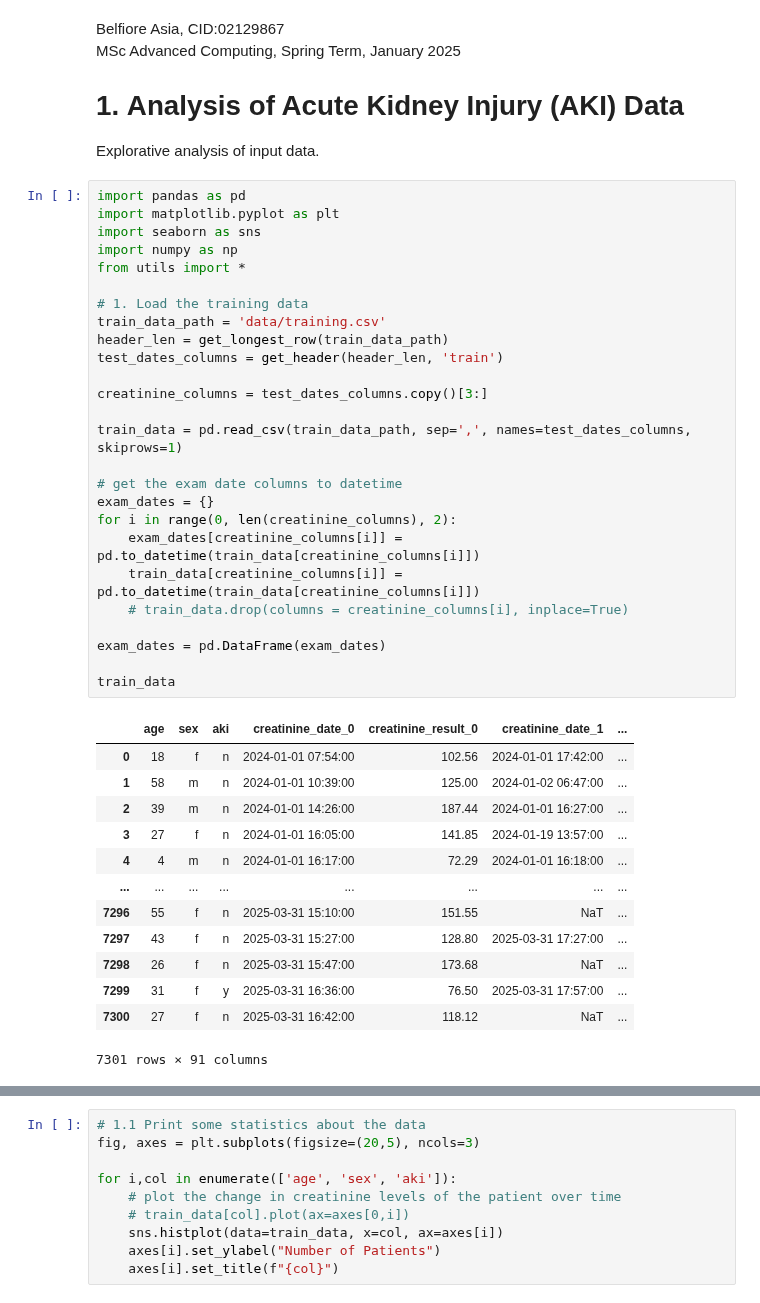
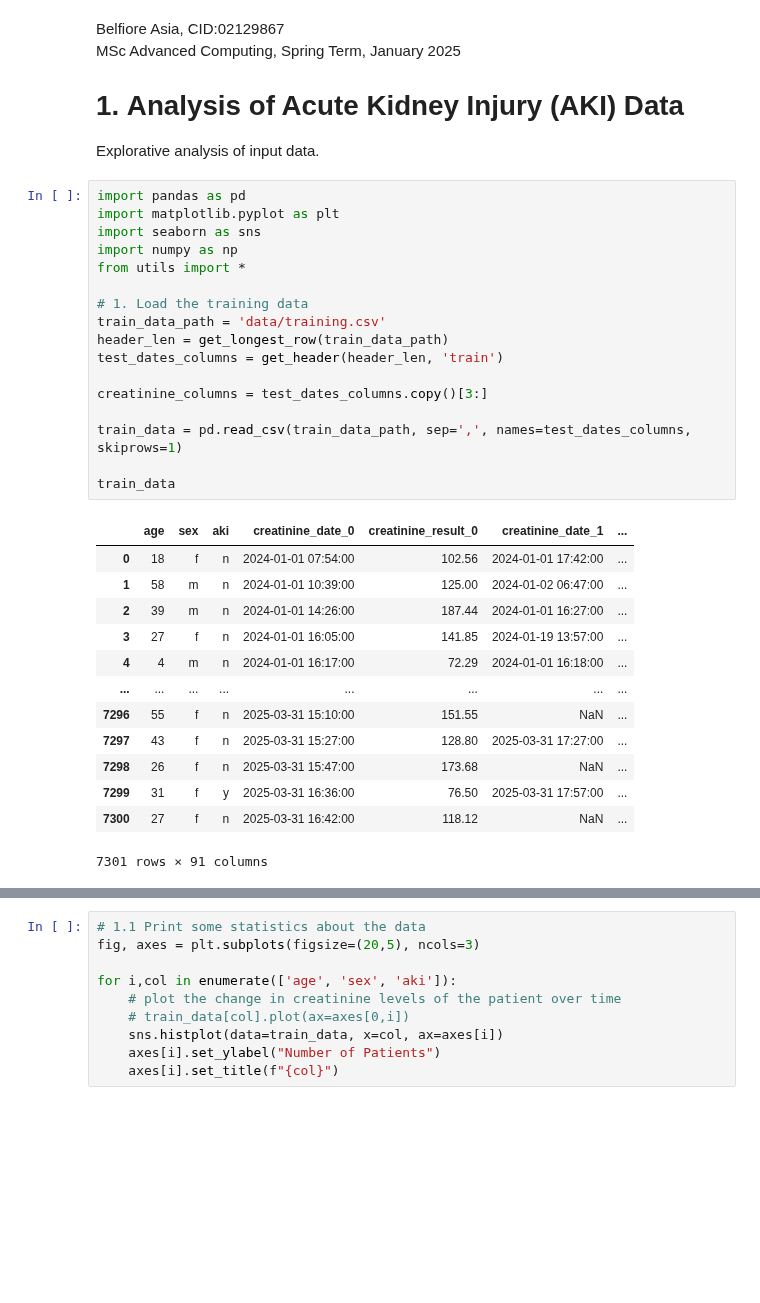
Before and after one commit to belfioreasia/aki-predictor, a Jupyter notebook: data_analysis.ipynb, the cells around one changed output, grey strips where cells are left out. Drawn from its saved outputs; the diff is of its cells as text; blank space fills up the shorter version.

```diff
--- a/data_analysis.ipynb
+++ b/data_analysis.ipynb
@@ -7,40 +7,31 @@ Explorative analysis of input data.
 # %%
 import pandas as pd
 import matplotlib.pyplot as plt
 import seaborn as sns
 import numpy as np
 from utils import *
 
 # 1. Load the training data
 train_data_path = 'data/training.csv'
 header_len = get_longest_row(train_data_path)
 test_dates_columns = get_header(header_len, 'train')
 
 creatinine_columns = test_dates_columns.copy()[3:]
 
 train_data = pd.read_csv(train_data_path, sep=',', names=test_dates_columns, skiprows=1)
 
-# get the exam date columns to datetime
-exam_dates = {}
-for i in range(0, len(creatinine_columns), 2):
-    exam_dates[creatinine_columns[i]] = pd.to_datetime(train_data[creatinine_columns[i]])
-    train_data[creatinine_columns[i]] = pd.to_datetime(train_data[creatinine_columns[i]])
-    # train_data.drop(columns = creatinine_columns[i], inplace=True)
-
-exam_dates = pd.DataFrame(exam_dates)
-
 train_data
 # %% [output]
 |  | age | sex | aki | creatinine_date_0 | creatinine_result_0 | creatinine_date_1 | ... |
 | 0 | 18 | f | n | 2024-01-01 07:54:00 | 102.56 | 2024-01-01 17:42:00 | ... |
 | 1 | 58 | m | n | 2024-01-01 10:39:00 | 125.00 | 2024-01-02 06:47:00 | ... |
 | 2 | 39 | m | n | 2024-01-01 14:26:00 | 187.44 | 2024-01-01 16:27:00 | ... |
 | 3 | 27 | f | n | 2024-01-01 16:05:00 | 141.85 | 2024-01-19 13:57:00 | ... |
 | 4 | 4 | m | n | 2024-01-01 16:17:00 | 72.29 | 2024-01-01 16:18:00 | ... |
 | ... | ... | ... | ... | ... | ... | ... | ... |
-| 7296 | 55 | f | n | 2025-03-31 15:10:00 | 151.55 | NaT | ... |
+| 7296 | 55 | f | n | 2025-03-31 15:10:00 | 151.55 | NaN | ... |
 | 7297 | 43 | f | n | 2025-03-31 15:27:00 | 128.80 | 2025-03-31 17:27:00 | ... |
-| 7298 | 26 | f | n | 2025-03-31 15:47:00 | 173.68 | NaT | ... |
+| 7298 | 26 | f | n | 2025-03-31 15:47:00 | 173.68 | NaN | ... |
 | 7299 | 31 | f | y | 2025-03-31 16:36:00 | 76.50 | 2025-03-31 17:57:00 | ... |
-| 7300 | 27 | f | n | 2025-03-31 16:42:00 | 118.12 | NaT | ... |
+| 7300 | 27 | f | n | 2025-03-31 16:42:00 | 118.12 | NaN | ... |
 7301 rows × 91 columns
```
Also changed, not shown: parts of 5 cells of this notebook, 5 other files.
